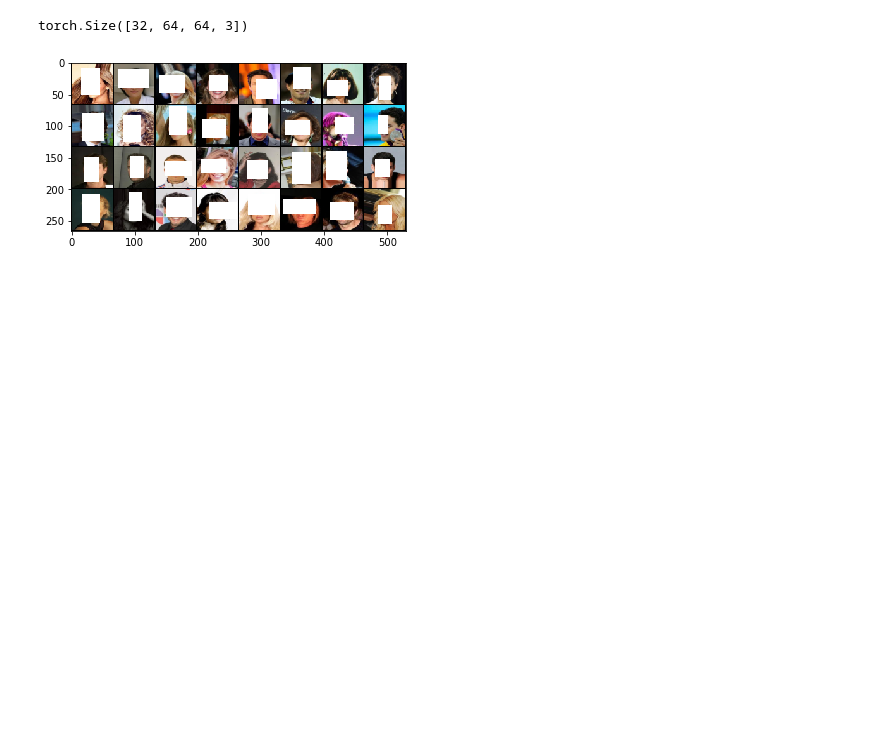
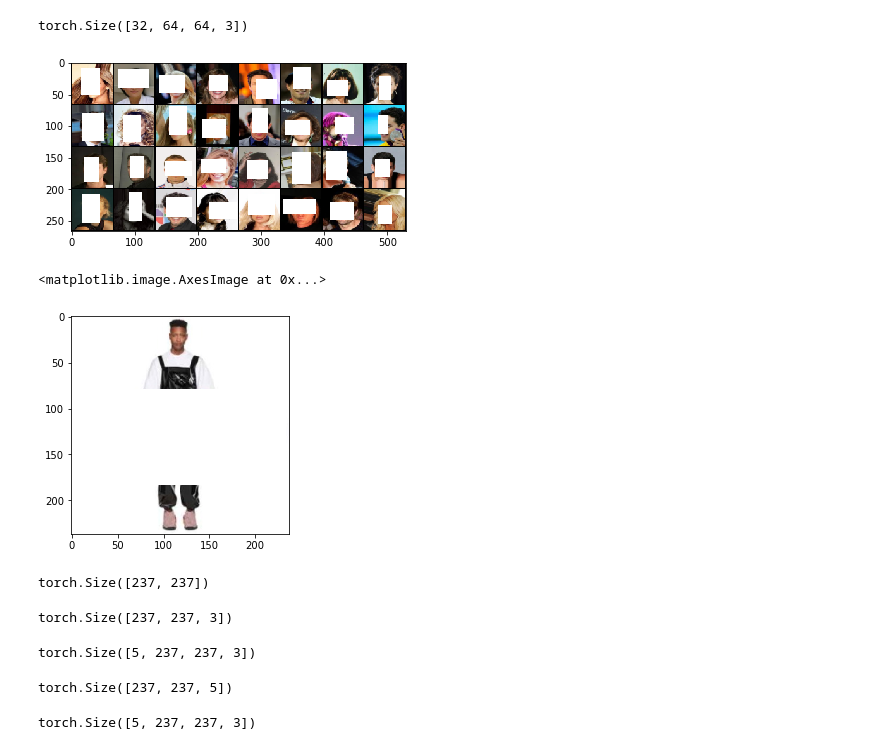
Before and after one commit to filipovskid/image-inpainting, a Jupyter notebook: src/playground.ipynb, the cells around one changed output. Saved outputs shown, nothing was run; the diff lists cells and outputs as text; code cells hidden in the pictures; blank space fills up the shorter version.

Commit message:
Initial batched image inpainting

```diff
--- a/src/playground.ipynb
+++ b/src/playground.ipynb
@@ -112,7 +112,7 @@ def rectangle_mask(image, props):
 # %%
 def apply_mask(img, mask):
     new_img = np.copy(img)
-    new_img[mask == 0] = 255 # 1
+    new_img[mask == 0, :] = 255 # 1
 
     return new_img
 # %%
@@ -398,0 +418,49 @@ torch.Size([32, 64, 64, 3])
+# %%
+def centered_rectangle(image_size):
+    mask = torch.ones(image_size)
+    h, w = image_size
+    img_area = w * h
+    mask_area = 0
+    cx, cy = int(h / 2), int(w / 2)
+    offset = 0
+    min_pix = round(min(h, w)/10)  # 20
+
+    while not (0.1 <= (mask_area / img_area) <= 0.4):
+        left = random.randrange(min_pix, int(w / 2))
+        right = random.randrange(min_pix, int(w / 2))
+        top = random.randrange(min_pix, int(h / 2))
+        bottom = random.randrange(min_pix, int(h / 2))
+
+        x1, y1 = cx - top, cy - left
+        x2, y2 = cx + bottom, cy + right
+
+        mask_area = (x2 - x1) * (y2 - y1)
+
+    mask[x1:x2, y1:y2] = 0
+        # mask[cx, cy] = 1
+
+    return mask
+# %%
+def apply_mask(img, mask):
+    new_img = np.copy(img)
+    new_img[mask == 0, :] = 255 # 1
+
+    return new_img
+# %%
+img = Image.open('./img.png')
+img = np.asarray(img)
+# %%
+mask = centered_rectangle(image_size=img.shape[:2])
+plt.imshow(mask.unsqueeze(2).repeat(1, 1, 3))
+plt.imshow(apply_mask(img, mask))
+# %% [output]
+<matplotlib.image.AxesImage at 0x...>
+[figure, added]
+# %%
+mask.size()
+# %% [output]
+torch.Size([237, 237])
+# %%
+mask.unsqueeze(2).repeat(1, 1, 3).size()
+# %% [output]
+torch.Size([237, 237, 3])
@@ -398,0 +483,12 @@ torch.Size([32, 64, 64, 3])
+# %%
+masks.size()
+# %% [output]
+torch.Size([5, 237, 237, 3])
+# %%
+importance_weights = create_importance_weights(masks, w_size=7)
+# %% [output]
+torch.Size([237, 237, 5])
+# %%
+importance_weights.size()
+# %% [output]
+torch.Size([5, 237, 237, 3])
```
Also changed, not shown: parts of 8 cells of this notebook, 3 other files.
